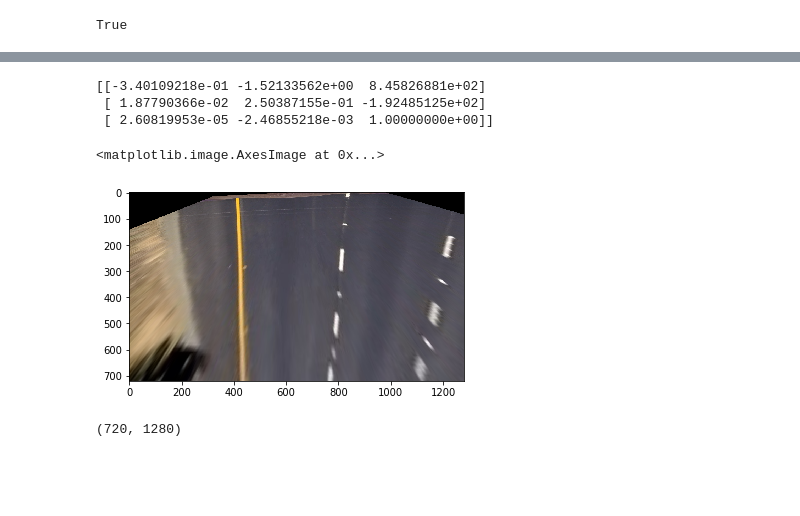
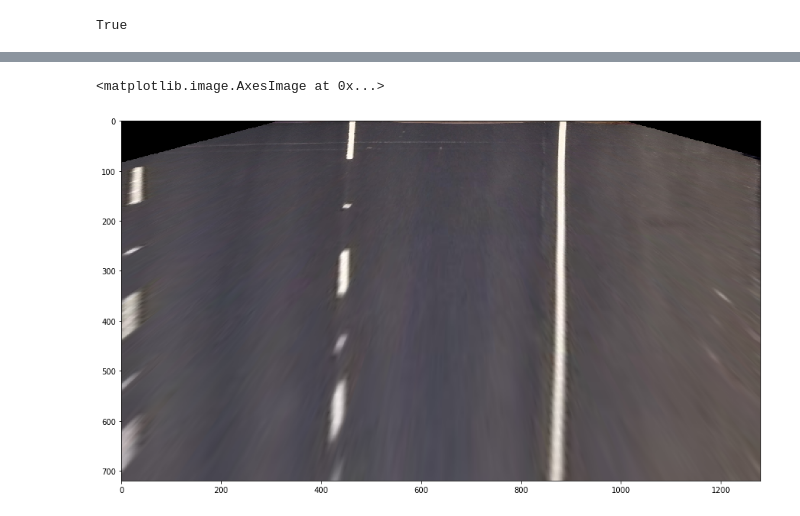
Before and after one commit to lhyleonghuiyu/CarND-Advanced-Lane-Lines, a Jupyter notebook: Project.ipynb, the cells around one changed output, grey strips where cells are left out. Cells and saved outputs as stored; diff of their text form; code cells hidden in the pictures; blank space fills up the shorter version.

```diff
--- a/Project.ipynb
+++ b/Project.ipynb
@@ -3,5 +4,6 @@
 This project aims to create a pipeline for image processing to detect lane lines based on camera images
 # %%
+%matplotlib inline
 import pandas as pd
 import numpy as np
 import matplotlib.pyplot as plt
@@ -9,6 +11,8 @@ import matplotlib.image as mpimg
 import cv2
 import pickle
 import glob
+
+plt.rcParams["figure.figsize"] = [15,9]
 # %% [markdown]
 ## 1. Camera Calibration
 This part of the code serves as the pipeline for the camera calibration to correct distortion
@@ -73,7 +78,7 @@ def unwarp(img, src, dst):
 
     return warped
 # %%
-image = plt.imread('test_images/straight_lines1.jpg')
+image = plt.imread('test_images/straight_lines2.jpg')
 plt.imshow(image, cmap='RdBu')
 # %% [output]
 <matplotlib.image.AxesImage at 0x...>
@@ -81,18 +86,12 @@ plt.imshow(image, cmap='RdBu')
 # %%
 h = image.shape[0]
 w = image.shape[1]
-src = np.float32([(250, 750), (600, 450), (1050, 690), (700, 450)])
-dst = np.float32([(450, 0), (450, h), (w-450, 0), (w-450, h)])
+y = 450
+src = np.float32([(250, 680), (600, 450), (950, 680), (680, 450)])
+dst = np.float32([(y, 0), (y, h), (w-y, 0), (w-y, h)])
 
 image_unwarp = unwarp(image, src, dst)
 plt.imshow(image_unwarp, cmap='RdBu')
 # %% [output]
-[[-3.40109218e-01 -1.52133562e+00  8.45826881e+02]
- [ 1.87790366e-02  2.50387155e-01 -1.92485125e+02]
- [ 2.60819953e-05 -2.46855218e-03  1.00000000e+00]]
+<matplotlib.image.AxesImage at 0x...>
-<matplotlib.image.AxesImage at 0x...>
-[figure, old version]
+[figure, new version]
-# %%
-image.shape[:-1]
-# %% [output]
-(720, 1280)
```
Also changed, not shown: parts of 13 cells of this notebook.
